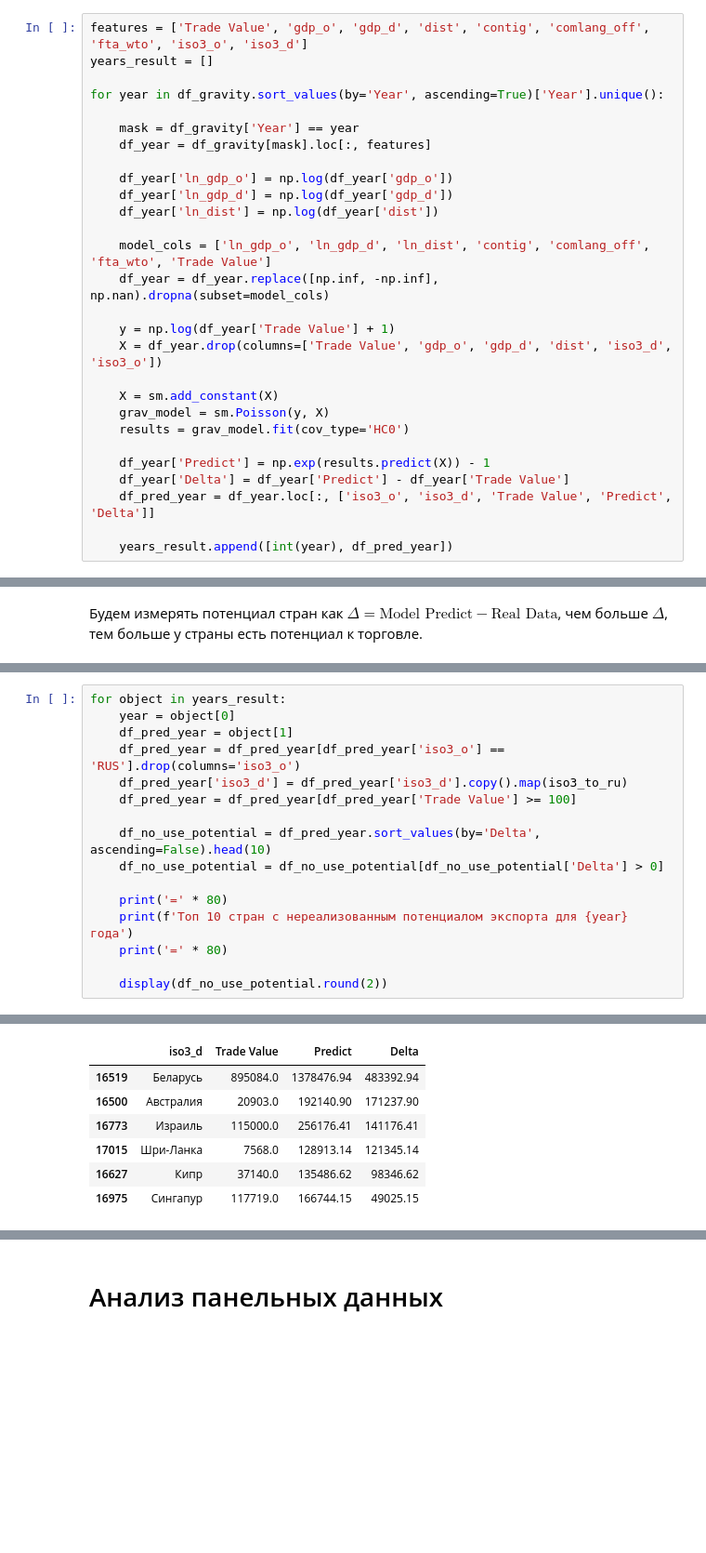
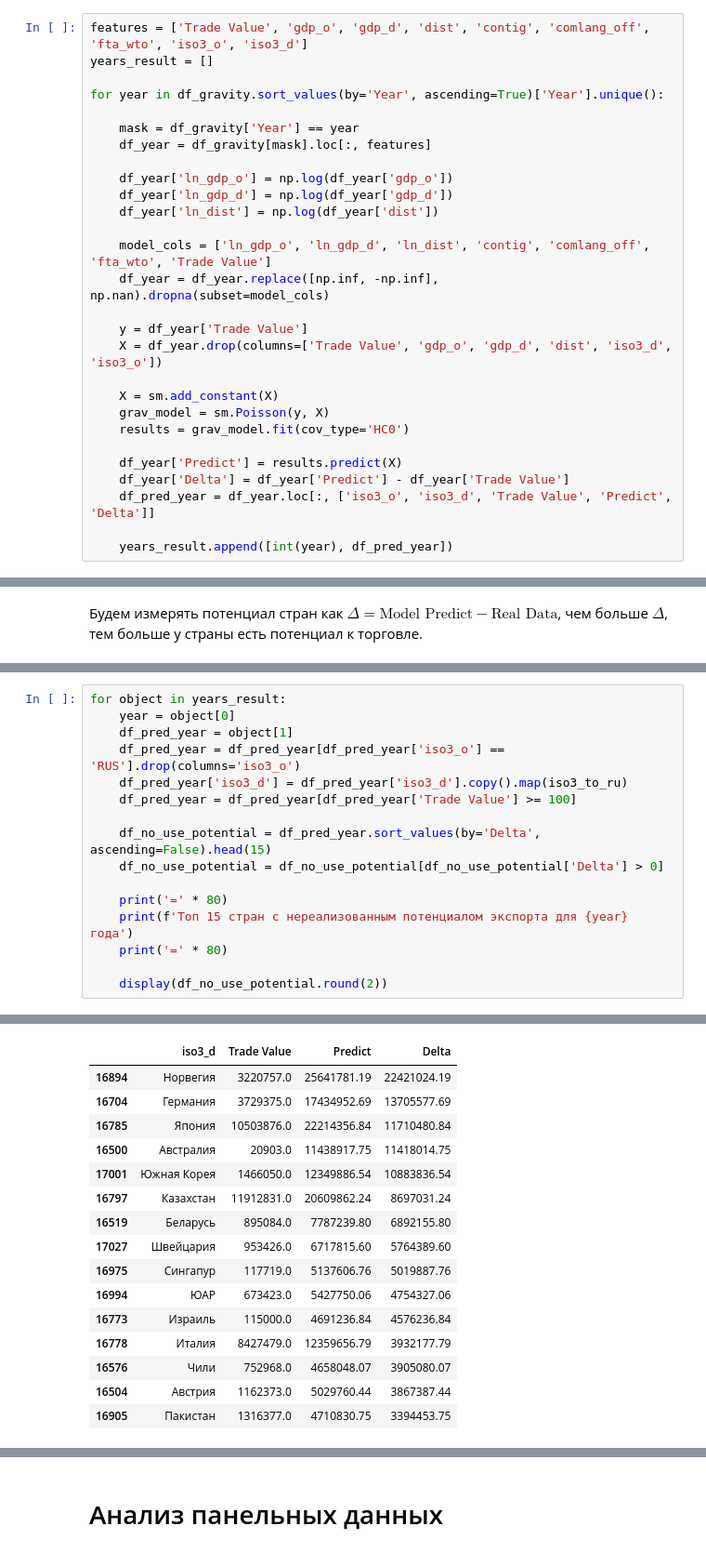
Before and after one commit to vitiatia/Sience_studio_project, a Jupyter notebook: Научка_финальный_проект_Потасик.ipynb, the cells around one changed output, grey strips where cells are left out. Shown at 93% size. Saved outputs shown, nothing was run; the diff lists cells and outputs as text; blank space fills up the shorter version.

```diff
--- a/Научка_финальный_проект_Потасик.ipynb
+++ b/Научка_финальный_проект_Потасик.ipynb
@@ -747,14 +745,14 @@ for year in df_gravity.sort_values(by='Year', ascending=True)['Year'].unique():
     model_cols = ['ln_gdp_o', 'ln_gdp_d', 'ln_dist', 'contig', 'comlang_off', 'fta_wto', 'Trade Value']
     df_year = df_year.replace([np.inf, -np.inf], np.nan).dropna(subset=model_cols)
 
-    y = np.log(df_year['Trade Value'] + 1)
+    y = df_year['Trade Value']
     X = df_year.drop(columns=['Trade Value', 'gdp_o', 'gdp_d', 'dist', 'iso3_d', 'iso3_o'])
 
     X = sm.add_constant(X)
     grav_model = sm.Poisson(y, X)
     results = grav_model.fit(cov_type='HC0')
 
-    df_year['Predict'] = np.exp(results.predict(X)) - 1
+    df_year['Predict'] = results.predict(X)
     df_year['Delta'] = df_year['Predict'] - df_year['Trade Value']
     df_pred_year = df_year.loc[:, ['iso3_o', 'iso3_d', 'Trade Value', 'Predict', 'Delta']]
 
@@ -944,11 +942,11 @@ for object in years_result:
     df_pred_year['iso3_d'] = df_pred_year['iso3_d'].copy().map(iso3_to_ru)
     df_pred_year = df_pred_year[df_pred_year['Trade Value'] >= 100]
 
-    df_no_use_potential = df_pred_year.sort_values(by='Delta', ascending=False).head(10)
+    df_no_use_potential = df_pred_year.sort_values(by='Delta', ascending=False).head(15)
     df_no_use_potential = df_no_use_potential[df_no_use_potential['Delta'] > 0]
 
     print('=' * 80)
-    print(f'Топ 10 стран с нереализованным потенциалом экспорта для {year} года')
+    print(f'Топ 15 стран с нереализованным потенциалом экспорта для {year} года')
     print('=' * 80)
 
     display(df_no_use_potential.round(2))
@@ -958,9 +956,18 @@ for object in years_result:
 ================================================================================
 |  | iso3_d | Trade Value | Predict | Delta |
-| 16519 | Беларусь | 895084.0 | 1378476.94 | 483392.94 |
-| 16500 | Австралия | 20903.0 | 192140.90 | 171237.90 |
-| 16773 | Израиль | 115000.0 | 256176.41 | 141176.41 |
-| 17015 | Шри-Ланка | 7568.0 | 128913.14 | 121345.14 |
-| 16627 | Кипр | 37140.0 | 135486.62 | 98346.62 |
-| 16975 | Сингапур | 117719.0 | 166744.15 | 49025.15 |
+| 16894 | Норвегия | 3220757.0 | 25641781.19 | 22421024.19 |
+| 16704 | Германия | 3729375.0 | 17434952.69 | 13705577.69 |
+| 16785 | Япония | 10503876.0 | 22214356.84 | 11710480.84 |
+| 16500 | Австралия | 20903.0 | 11438917.75 | 11418014.75 |
+| 17001 | Южная Корея | 1466050.0 | 12349886.54 | 10883836.54 |
+| 16797 | Казахстан | 11912831.0 | 20609862.24 | 8697031.24 |
+| 16519 | Беларусь | 895084.0 | 7787239.80 | 6892155.80 |
+| 17027 | Швейцария | 953426.0 | 6717815.60 | 5764389.60 |
+| 16975 | Сингапур | 117719.0 | 5137606.76 | 5019887.76 |
+| 16994 | ЮАР | 673423.0 | 5427750.06 | 4754327.06 |
+| 16773 | Израиль | 115000.0 | 4691236.84 | 4576236.84 |
+| 16778 | Италия | 8427479.0 | 12359656.79 | 3932177.79 |
+| 16576 | Чили | 752968.0 | 4658048.07 | 3905080.07 |
+| 16504 | Австрия | 1162373.0 | 5029760.44 | 3867387.44 |
+| 16905 | Пакистан | 1316377.0 | 4710830.75 | 3394453.75 |
 ================================================================================
```
Also changed, not shown: parts of 7 cells of this notebook.
